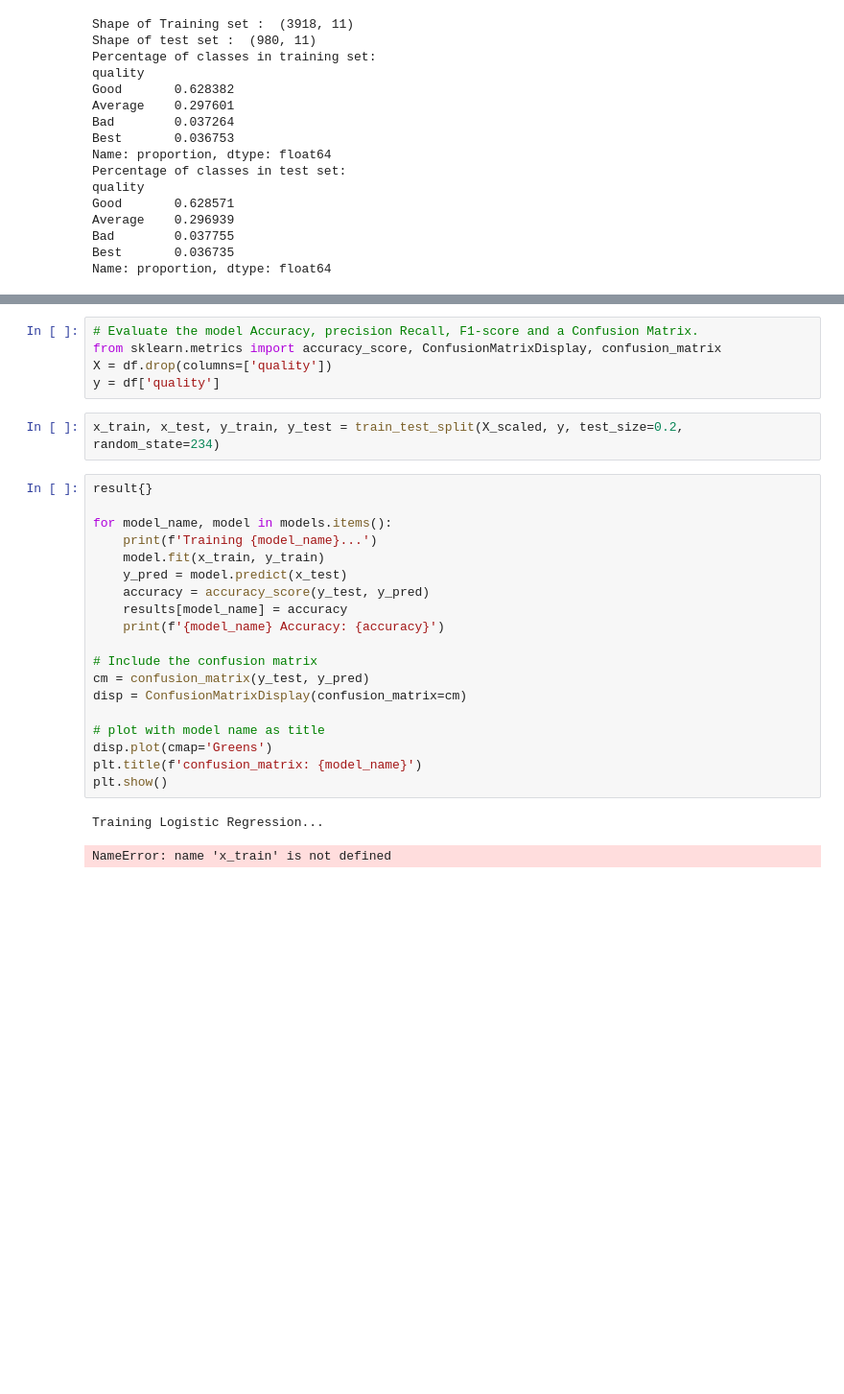
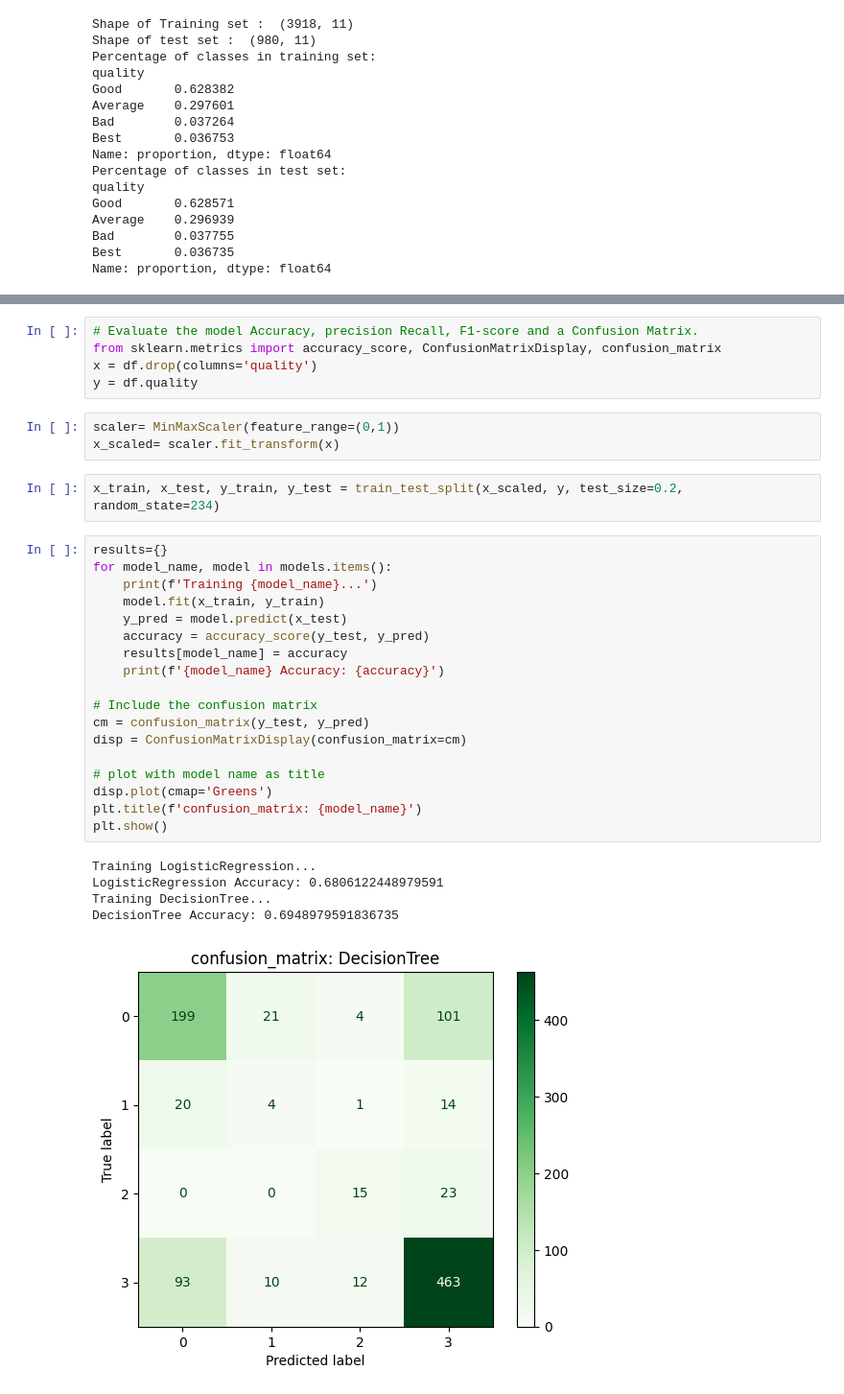
Before and after one commit to ADEOYE-MARY25/Project-Exam, a Jupyter notebook: testing.ipynb, the cells around one changed output, grey strips where cells are left out. Shown at 96% size. Cells and saved outputs as stored; diff of their text form; blank space fills up the shorter version.

```diff
--- a/testing.ipynb
+++ b/testing.ipynb
@@ -180,29 +301,34 @@ Name: proportion, dtype: float64
 # %%
 # Evaluate the model Accuracy, precision Recall, F1-score and a Confusion Matrix.
 from sklearn.metrics import accuracy_score, ConfusionMatrixDisplay, confusion_matrix
-X = df.drop(columns=['quality'])
-y = df['quality']
+x = df.drop(columns='quality')
+y = df.quality
+# %%
+scaler= MinMaxScaler(feature_range=(0,1))
+x_scaled= scaler.fit_transform(x)
 # %%
-x_train, x_test, y_train, y_test = train_test_split(X_scaled, y, test_size=0.2, random_state=234)
+x_train, x_test, y_train, y_test = train_test_split(x_scaled, y, test_size=0.2, random_state=234)
 # %%
-result{}
-
+results={}
 for model_name, model in models.items():
     print(f'Training {model_name}...')
     model.fit(x_train, y_train)
     y_pred = model.predict(x_test)
     accuracy = accuracy_score(y_test, y_pred)
     results[model_name] = accuracy
     print(f'{model_name} Accuracy: {accuracy}')
 
 # Include the confusion matrix
 cm = confusion_matrix(y_test, y_pred)
 disp = ConfusionMatrixDisplay(confusion_matrix=cm)
 
 # plot with model name as title
 disp.plot(cmap='Greens')
 plt.title(f'confusion_matrix: {model_name}')
 plt.show()
 # %% [output]
-Training Logistic Regression...
+Training LogisticRegression...
+LogisticRegression Accuracy: 0.6806122448979591
+Training DecisionTree...
+DecisionTree Accuracy: 0.6948979591836735
-NameError: name 'x_train' is not defined
+[figure, added]
```
Also changed, not shown: parts of 9 cells of this notebook, 1 other file.
